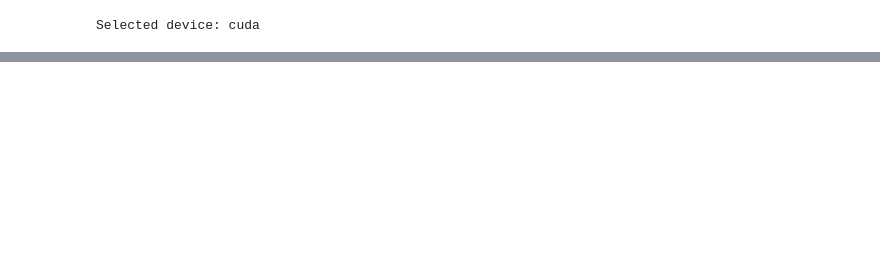
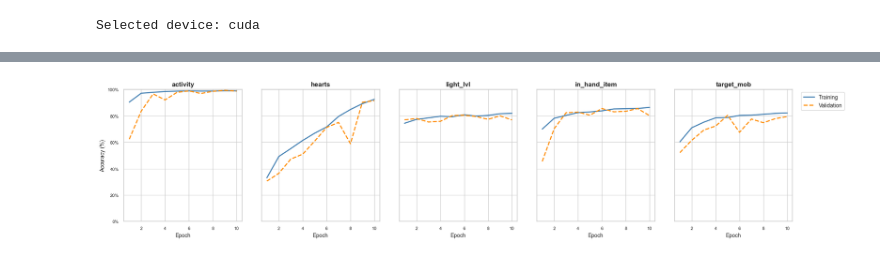
Before and after one commit to sqdArtemy/mspv, a Jupyter notebook: model/model.ipynb, the cells around one changed output, grey strips where cells are left out. Saved outputs shown, nothing was run; the diff lists cells and outputs as text; code cells hidden in the pictures; blank space fills up the shorter version.

```diff
--- a/model/model.ipynb
+++ b/model/model.ipynb
@@ -218,0 +282,30 @@ img
+# %%
+# Display accuracies V2
+sns.set(style="whitegrid")
+
+fig, axs = plt.subplots(1, len(training_accuracies), figsize=(20, 5), sharey=True)
+
+for idx, (key, train_values) in enumerate(training_accuracies.items()):
+    val_values = validation_accuracies[key]
+
+    axs[idx].plot(epochs, train_values, label='Training', color='steelblue', linewidth=2)
+    axs[idx].plot(epochs, val_values, label='Validation', color='darkorange', linestyle='--', linewidth=2)
+
+    axs[idx].set_title(key, fontsize=12, fontweight='bold')
+    axs[idx].set_xlabel('Epoch', fontsize=10)
+    if idx == 0:
+        axs[idx].set_ylabel('Accuracy (%)', fontsize=10)
+    axs[idx].set_ylim(0, 1)
+    axs[idx].tick_params(axis='both', labelsize=8)
+
+    axs[idx].yaxis.set_major_formatter(mticker.FuncFormatter(lambda x, _: f"{x * 100:.0f}%"))
+
+
+plt.legend(['Training', 'Validation'], loc='upper left', bbox_to_anchor=(1.05, 1), fontsize=10)
+plt.tight_layout(pad=3.0)
+
+
+plt.savefig("accuracy_trends_subplots.png", format='png', dpi=300, bbox_inches='tight')
+plt.show()
+# %% [output]
+[figure, added]
```
Also changed, not shown: parts of 16 cells of this notebook, 7 other files.
